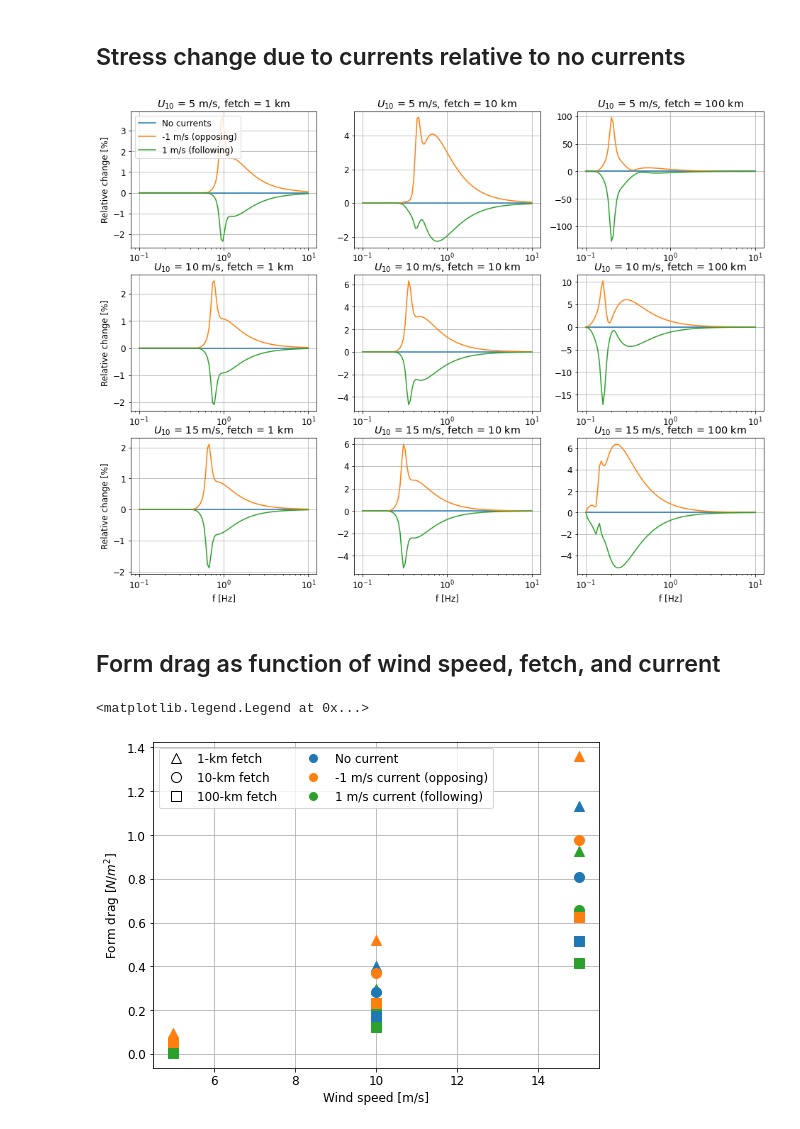
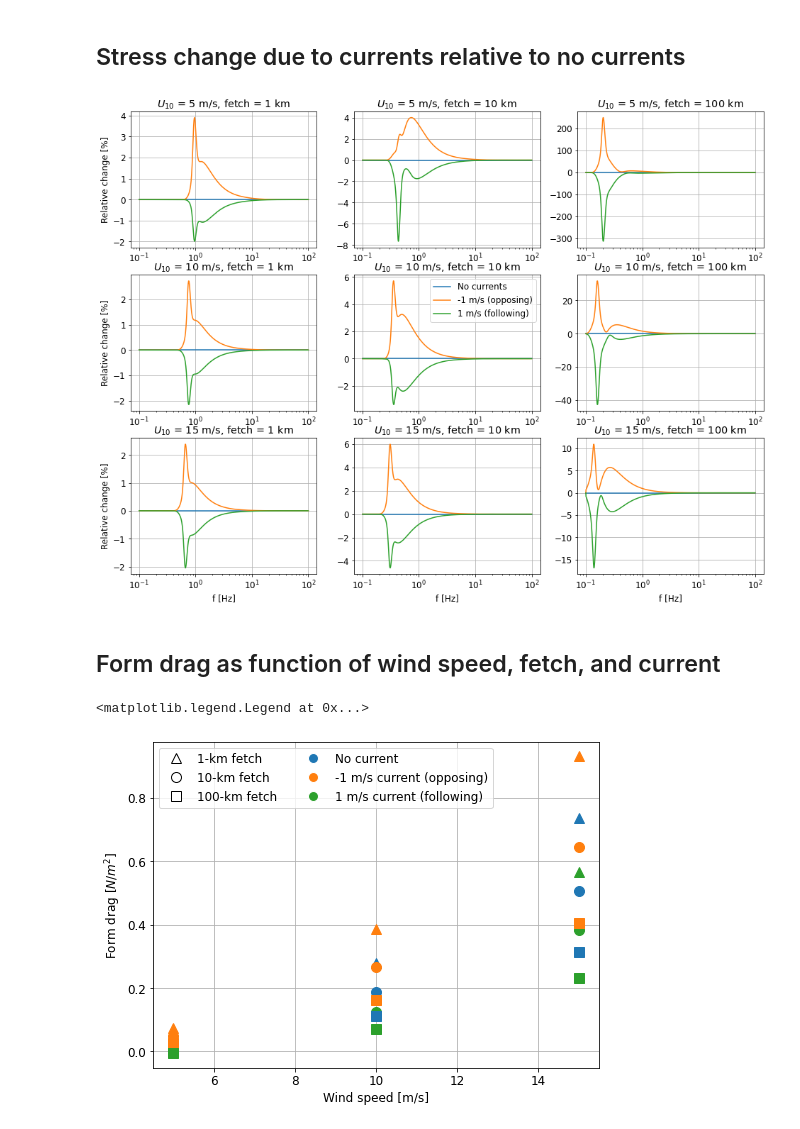
Before and after one commit to sustain-lab/stress-current-interactions, a Jupyter notebook: jonswap.ipynb, the cells around one changed output. Cells and saved outputs as stored; diff of their text form; code cells hidden in the pictures.

Commit message:
expand wavenumber range and add weighing function

```diff
--- a/jonswap.ipynb
+++ b/jonswap.ipynb
@@ -40,7 +40,7 @@ grav_accel = 9.8 # m/s^2
 # %% [markdown]
 ## Frequency, wavenumber, and phase speed
 # %%
-f = np.logspace(-1, 1, 100) # frequency range from 0.1 to 10 Hz
+f = np.logspace(-1, 2, 1000) # frequency range from 0.1 to 10 Hz
 k = wavenumber(f, water_depth)
 wavelength = 2 * np.pi / k
 Cp = phase_speed(f, k)
@@ -90,7 +90,7 @@ for n, U10 in enumerate([5, 10, 15]):
         ax = plt.subplot2grid((3, 3), (n, m))
         ax.set_title(r'$U_{10}$ = %i m/s' % U10 + ', fetch = %i km' % (fetch // 1000))
         ax.loglog(f, jonswap(f, U10, fetch))
-        ax.set_ylim(1e-5, 1e2)
+        ax.set_ylim(1e-10, 1e2)
         ax.grid()
         if n == 2: ax.set_xlabel('f [Hz]')
         if m == 0: ax.set_ylabel(r'$F(f)$ [$m^2/Hz$]')
@@ -106,7 +106,7 @@ for n, U10 in enumerate([5, 10, 15]):
         Ff = jonswap(f, U10, fetch)
         Fk = Ff * Cg / (2 * np.pi)
         ax.loglog(k[1:], Fk[1:])
-        ax.set_ylim(1e-8, 1e2)
+        ax.set_ylim(1e-18, 1e2)
         ax.grid()
         if n == 2: ax.set_xlabel('k [rad/m]')
         if m == 0: ax.set_ylabel(r'$F(k)$ [$m^3/rad$]')
@@ -306,0 +323,20 @@ for n, U10 in enumerate([5, 10, 15]):
+# %%
+fig = plt.figure(figsize=(16, 12))
+fig.suptitle(r'$\varphi(k) \Delta k$', fontsize=24)
+for n, U10 in enumerate([5, 10, 15]):
+    for m, fetch in enumerate([1e3, 1e4, 1e5]):
+        ax = plt.subplot2grid((3, 3), (n, m))
+        ax.set_title(r'$U_{10}$ = %i m/s' % U10 + ', fetch = %i km' % (fetch // 1000))
+        F = jonswap(f, U10, fetch)
+        Fk = wavenumber_spectrum(f, F, water_depth)
+
+        U_lambda_half = effective_wind_speed(U10, wavelength / 2)
+
+        Sin = wind_input(U_lambda_half, f, k, Cp, current=current)
+        tau_k = np.abs(rhow * grav_accel * Sin / Cp * Fk)
+        tau_0 = np.sum(tau_k * dk)
+
+        ax.semilogx(k, tau_k / tau_0 * dk)
+        ax.grid()
+        if n == 2: ax.set_xlabel('k [rad/m]')
+        if m == 0: ax.set_ylabel(r'$\tau$(k) [$N/m^2$]')
@@ -309,28 +347,28 @@ for n, U10 in enumerate([5, 10, 15]):
 # %%
 colors = ['tab:blue', 'tab:orange', 'tab:green']
 labels = ['No currents', '-1 m/s (opposing)', '1 m/s (following)']
 fig = plt.figure(figsize=(16, 12))
 for n, U10 in enumerate([5, 10, 15]):
     for m, fetch in enumerate([1e3, 1e4, 1e5]):
         ax = plt.subplot2grid((3, 3), (n, m))
         ax.set_title(r'$U_{10}$ = %i m/s' % U10 + ', fetch = %i km' % (fetch // 1000))
         F = jonswap(f, U10, fetch)
         Fk = wavenumber_spectrum(f, F, water_depth)
 
         U_lambda_half = effective_wind_speed(U10, wavelength / 2)
 
         Sin = wind_input(U_lambda_half, f, k, Cp, current=0)
         tau0 = rhow * grav_accel * Sin / Cp * Fk
         for ncol, current in enumerate([0, -1, 1]):
             Sin = wind_input(U_lambda_half, f, k, Cp, current=current)
             tau = rhow * grav_accel * Sin / Cp * Fk
             ax.semilogx(f, 100 * (tau - tau0) / np.sum(tau0[1:] * np.diff(k)), label=labels[ncol])
         ax.grid()
         if n == 2: ax.set_xlabel('f [Hz]')
         if m == 0: ax.set_ylabel('Relative change [%]')
-        if n == 0 and m == 0: plt.legend(loc='upper left')
+        if n == 1 and m == 1: plt.legend(loc='upper right')
 # %% [output]
-[figure, old version]
+[figure, new version]
 # %% [markdown]
 ## Form drag as function of wind speed, fetch, and current
 # %%
@@ -358,4 +396,4 @@ plt.plot(np.nan, np.nan, linestyle='', mfc='tab:green', mec='w', marker='o', ms=
 plt.legend(ncol=2)
 # %% [output]
 <matplotlib.legend.Legend at 0x...>
-[figure, old version]
+[figure, new version]
```
Also changed, not shown: parts of 9 cells of this notebook.
